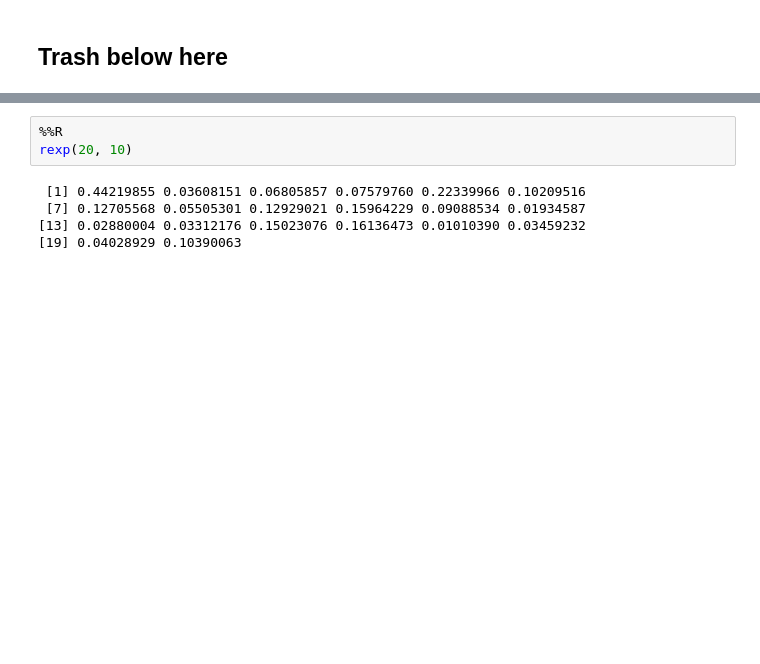
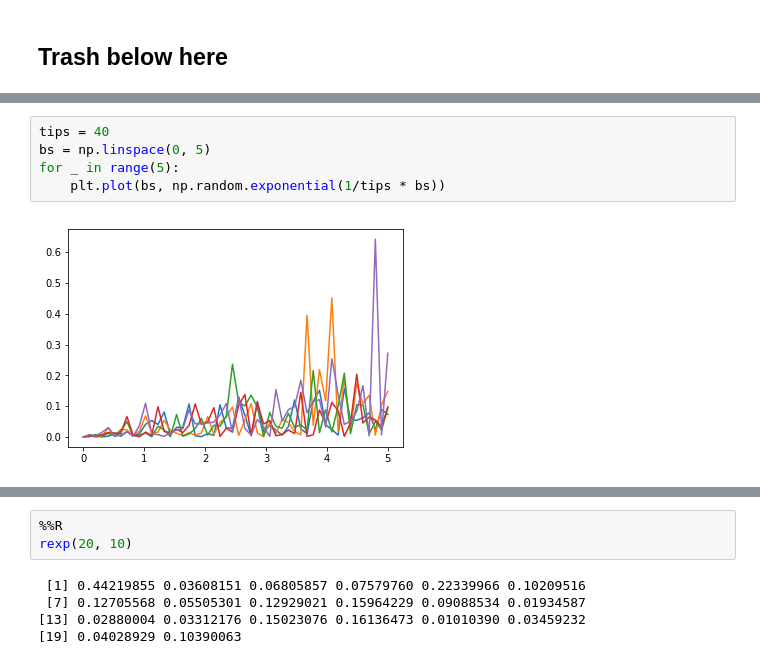
Before and after one commit to messDiv/MESS, a Jupyter notebook: jupyter-notebooks/util/toytree_bd.ipynb, the cells around one changed output, grey strips where cells are left out. Cells and saved outputs as stored; diff of their text form; blank space fills up the shorter version.

```diff
--- a/jupyter-notebooks/util/toytree_bd.ipynb
+++ b/jupyter-notebooks/util/toytree_bd.ipynb
@@ -224,0 +315,7 @@ Extinctions (per birth) 17 (0.25757575757575757)
+# %%
+tips = 40
+bs = np.linspace(0, 5)
+for _ in range(5):
+    plt.plot(bs, np.random.exponential(1/tips * bs))
+# %% [output]
+[figure, added]
```
Also changed, not shown: parts of 14 cells of this notebook.
